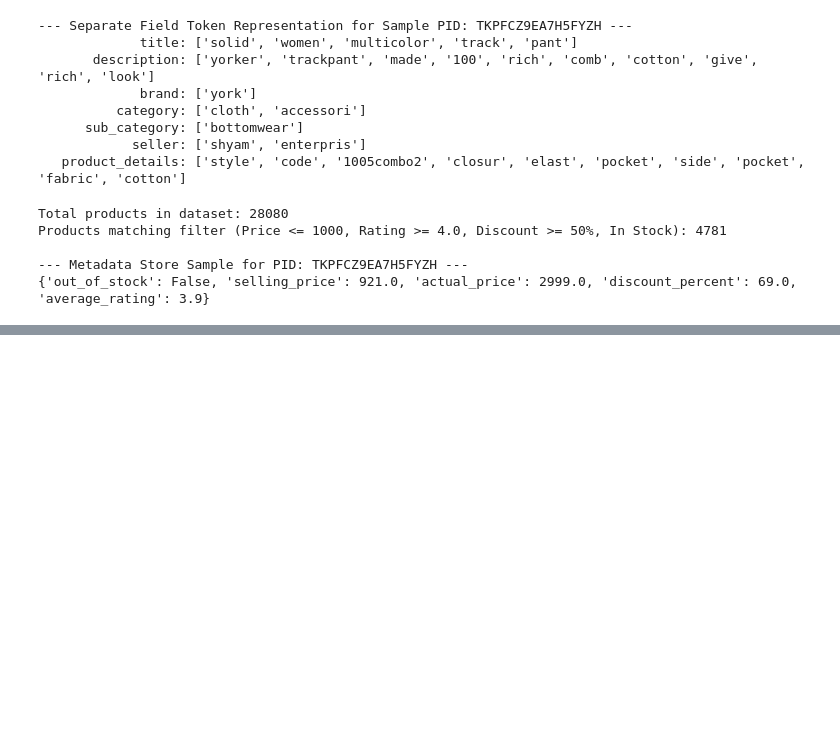
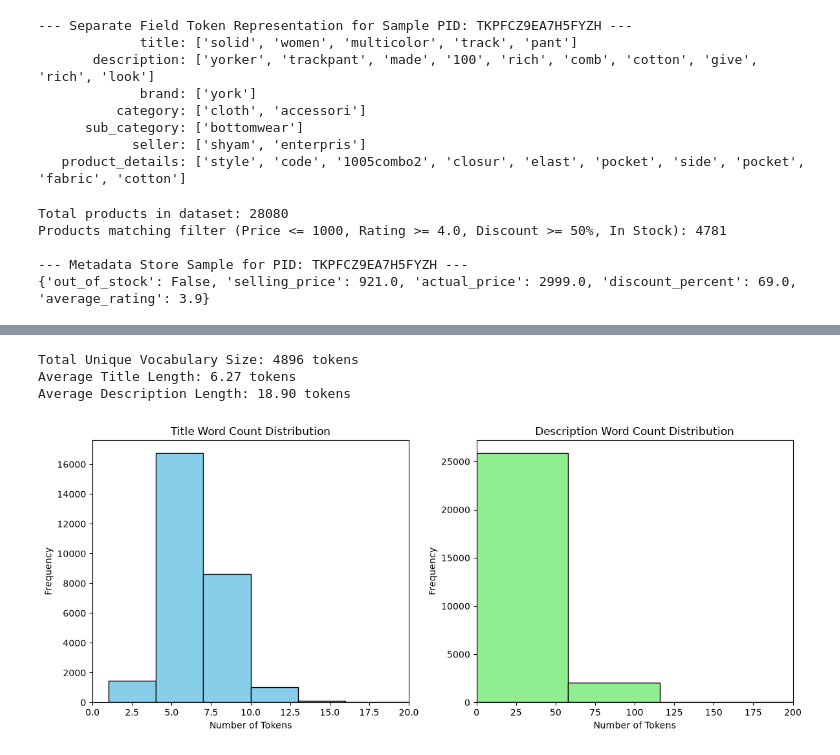
Before and after one commit to PaolaMartin01/IRWA_FinalProject, a Jupyter notebook: part1.ipynb, the cells around one changed output, grey strips where cells are left out. Cells and saved outputs as stored; diff of their text form; code cells hidden in the pictures; blank space fills up the shorter version.

```diff
--- a/part1.ipynb
+++ b/part1.ipynb
@@ -582,0 +603,33 @@ Products matching filter (Price <= 1000, Rating >= 4.0, Discount >= 50%, In Stoc
+# %%
+# Calculate word counts for each document
+df['title_word_count'] = df['title_processed'].apply(lambda x: len(x) if isinstance(x, list) else 0)
+df['desc_word_count'] = df['description_processed'].apply(lambda x: len(x) if isinstance(x, list) else 0)
+
+# Extract vocabulary size
+all_title_tokens = [token for tokens in df['title_processed'].dropna() for token in tokens]
+all_desc_tokens = [token for tokens in df['description_processed'].dropna() for token in tokens]
+total_vocabulary = set(all_title_tokens + all_desc_tokens)
+
+print(f"Total Unique Vocabulary Size: {len(total_vocabulary)} tokens")
+print(f"Average Title Length: {df['title_word_count'].mean():.2f} tokens")
+print(f"Average Description Length: {df['desc_word_count'].mean():.2f} tokens")
+
+# Plot Word Count Distributions
+fig, axes = plt.subplots(1, 2, figsize=(12, 5))
+df['title_word_count'].plot(kind='hist', bins=10, ax=axes[0], color='skyblue', edgecolor='black')
+axes[0].set_title('Title Word Count Distribution')
+axes[0].set_xlabel('Number of Tokens')
+axes[0].set_xlim(0, 20)
+
+df['desc_word_count'].plot(kind='hist', bins=10, ax=axes[1], color='lightgreen', edgecolor='black')
+axes[1].set_title('Description Word Count Distribution')
+axes[1].set_xlabel('Number of Tokens')
+axes[1].set_xlim(0, 200)
+
+plt.tight_layout()
+plt.show()
+# %% [output]
+Total Unique Vocabulary Size: 4896 tokens
+Average Title Length: 6.27 tokens
+Average Description Length: 18.90 tokens
+[figure, added]
```
Also changed, not shown: parts of 6 cells of this notebook.
